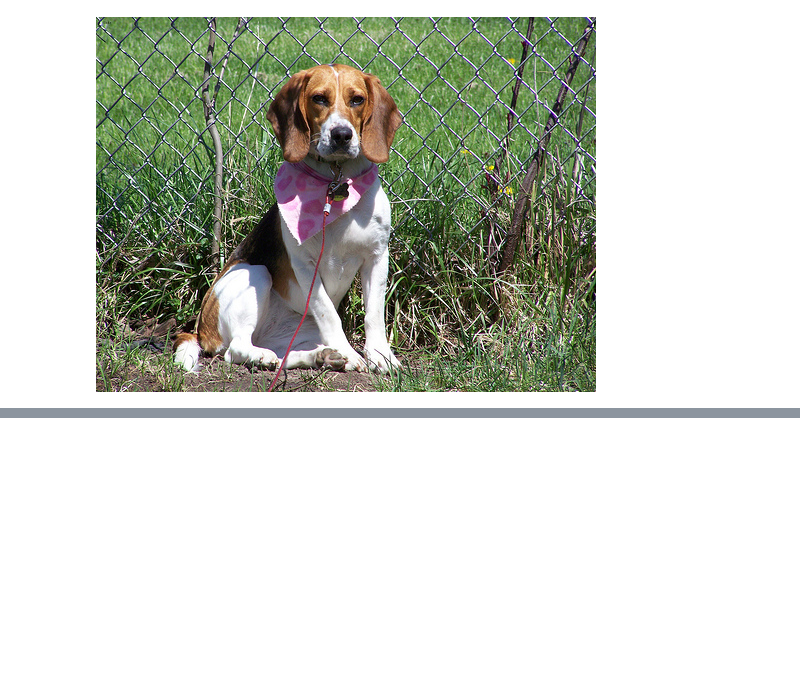
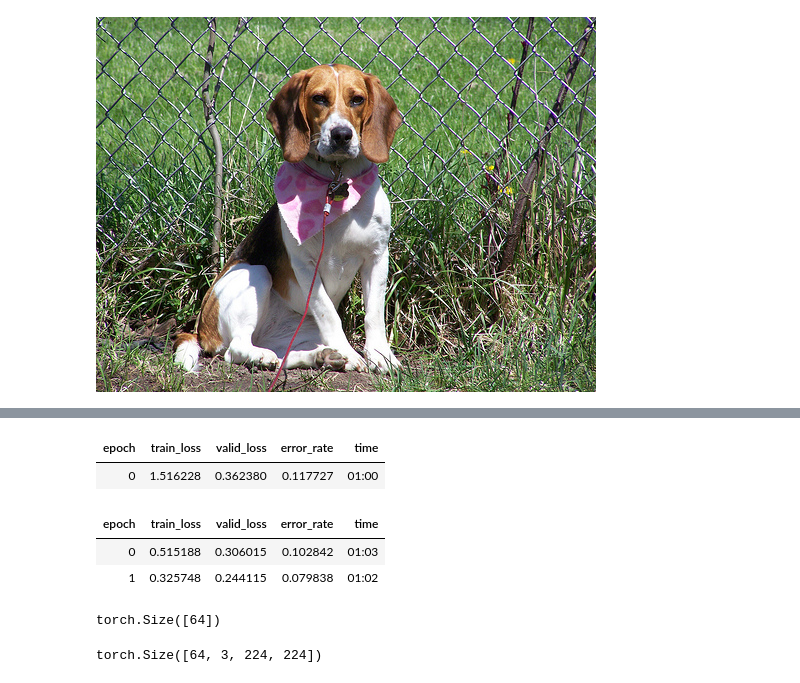
Before and after one commit to Mounish2023/fastaicourse, a Jupyter notebook: ImageClassification.ipynb, the cells around one changed output, grey strips where cells are left out. Drawn from its saved outputs; the diff is of its cells as text; code cells hidden in the pictures; blank space fills up the shorter version.

```diff
--- a/ImageClassification.ipynb
+++ b/ImageClassification.ipynb
@@ -95,0 +96,4 @@ Building one sample
+# %%
+learn = cnn_learner(dls, resnet34, metrics=error_rate)
+learn.fine_tune(2)
+# %% [output]
@@ -95,0 +101,5 @@ Building one sample
+| epoch | train_loss | valid_loss | error_rate | time |
+| 0 | 1.516228 | 0.362380 | 0.117727 | 01:00 |
+| epoch | train_loss | valid_loss | error_rate | time |
+| 0 | 0.515188 | 0.306015 | 0.102842 | 01:03 |
+| 1 | 0.325748 | 0.244115 | 0.079838 | 01:02 |
@@ -95,0 +108,8 @@ Building one sample
+# %%
+y.shape
+# %% [output]
+torch.Size([64])
+# %%
+x.shape
+# %% [output]
+torch.Size([64, 3, 224, 224])
```
Also changed, not shown: parts of 19 cells of this notebook.
